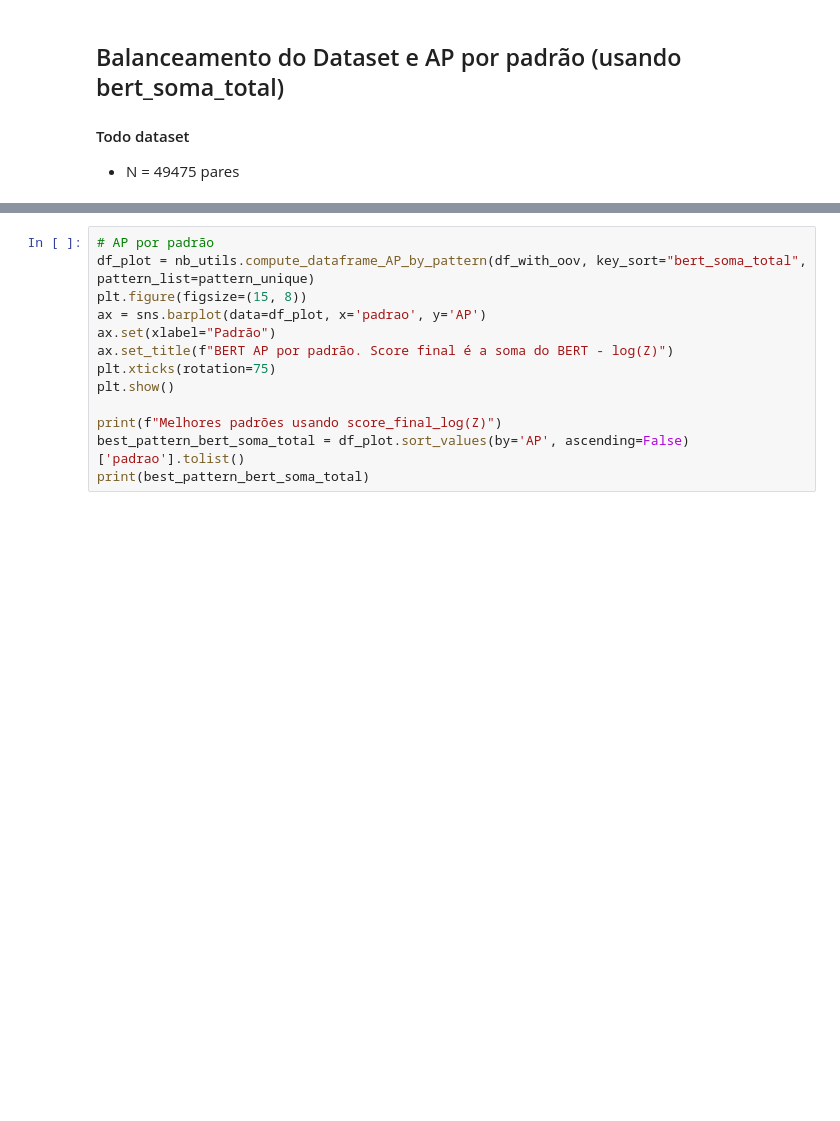
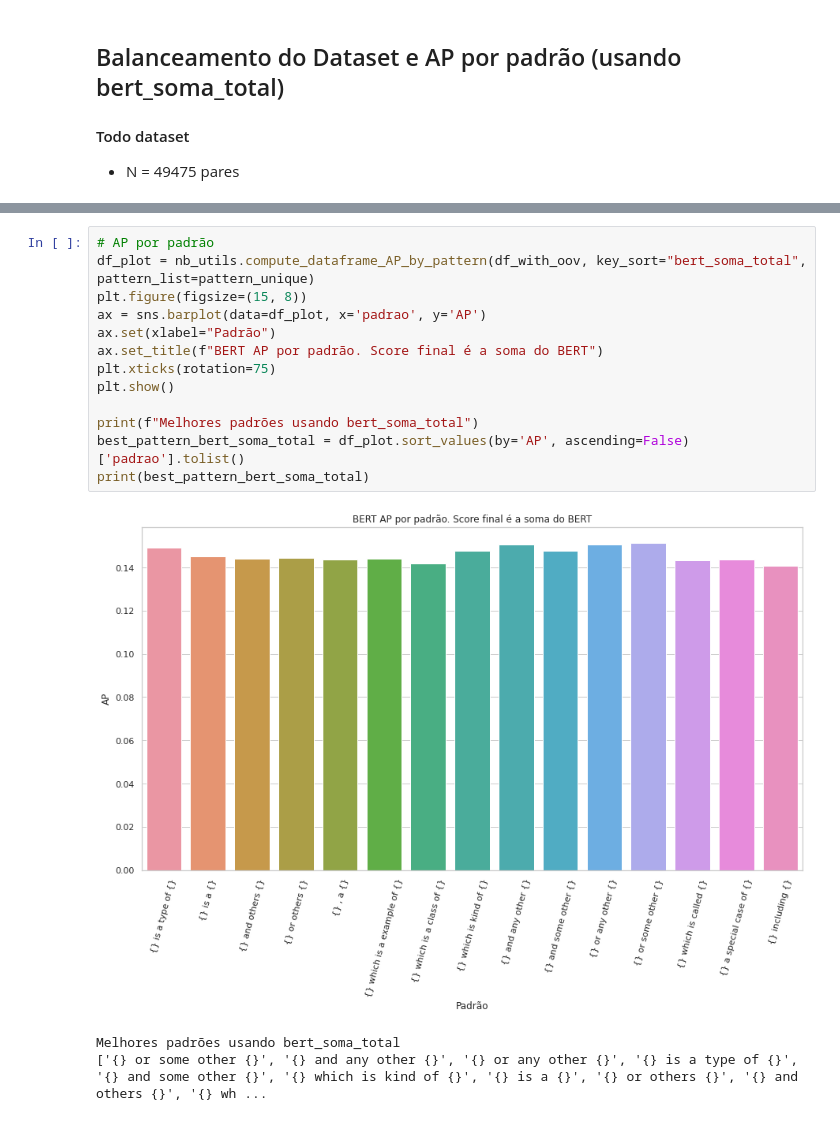
Before and after one commit to eraldoluis/hyper_bert, a Jupyter notebook: nb/english/best_pattern_HypeNet_train.ipynb, the cells around one changed output, grey strips where cells are left out. Cells and saved outputs as stored; diff of their text form; blank space fills up the shorter version.

Commit message:
bert pattern train

```diff
--- a/nb/english/best_pattern_HypeNet_train.ipynb
+++ b/nb/english/best_pattern_HypeNet_train.ipynb
@@ -132,16 +137,20 @@ ax.legend(bbox_to_anchor=(1, 1))
 # %%
 # AP por padrão
 df_plot = nb_utils.compute_dataframe_AP_by_pattern(df_with_oov, key_sort="bert_soma_total", pattern_list=pattern_unique)
 plt.figure(figsize=(15, 8))
 ax = sns.barplot(data=df_plot, x='padrao', y='AP')
 ax.set(xlabel="Padrão")
-ax.set_title(f"BERT AP por padrão. Score final é a soma do BERT - log(Z)")
+ax.set_title(f"BERT AP por padrão. Score final é a soma do BERT")
 plt.xticks(rotation=75)
 plt.show()
 
-print(f"Melhores padrões usando score_final_log(Z)")
+print(f"Melhores padrões usando bert_soma_total")
 best_pattern_bert_soma_total = df_plot.sort_values(by='AP', ascending=False)['padrao'].tolist()
 print(best_pattern_bert_soma_total)
+# %% [output]
+[figure, added]
+Melhores padrões usando bert_soma_total
+['{} or some other {}', '{} and any other {}', '{} or any other {}', '{} is a type of {}', '{} and some other {}', '{} which is kind of {}', '{} is a {}', '{} or others {}', '{} and others {}', '{} wh ...
 # %%
 # AP por n-rank
 df_plot = nb_utils.compute_AP_n_best_pattern(df_with_oov, key_sort="bert_soma_total", n_best_pattern=best_pattern_bert_soma_total)
```
Also changed, not shown: parts of 5 cells of this notebook.
